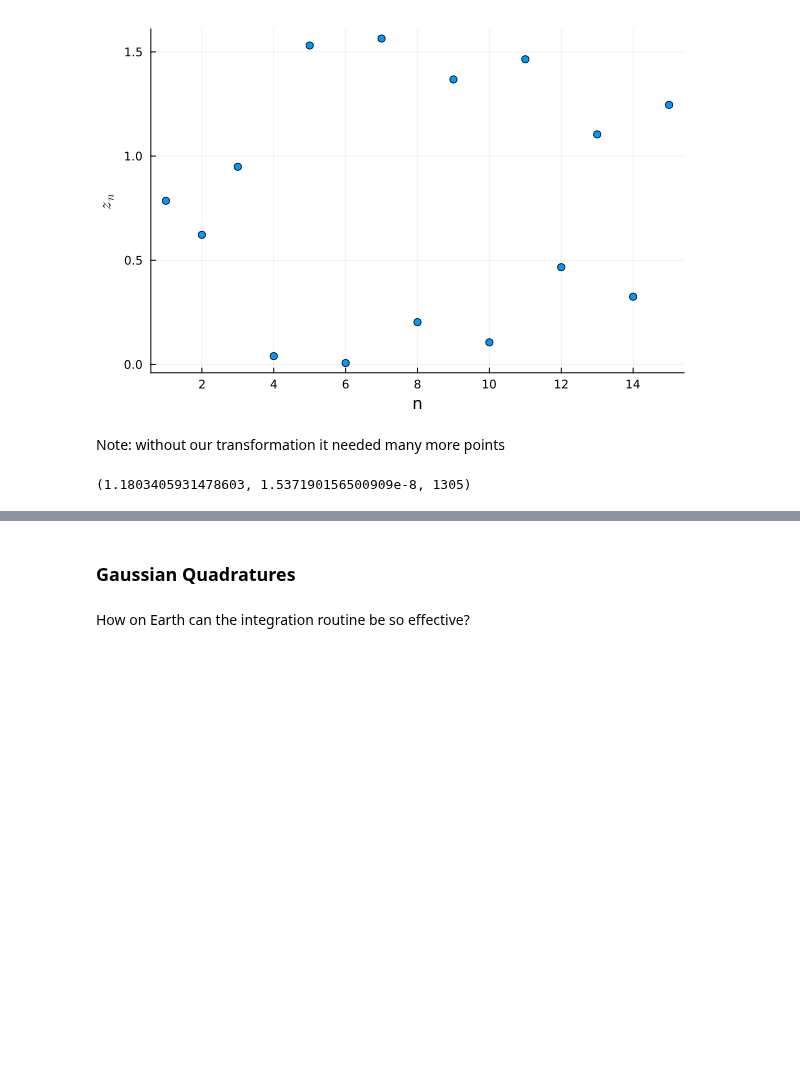
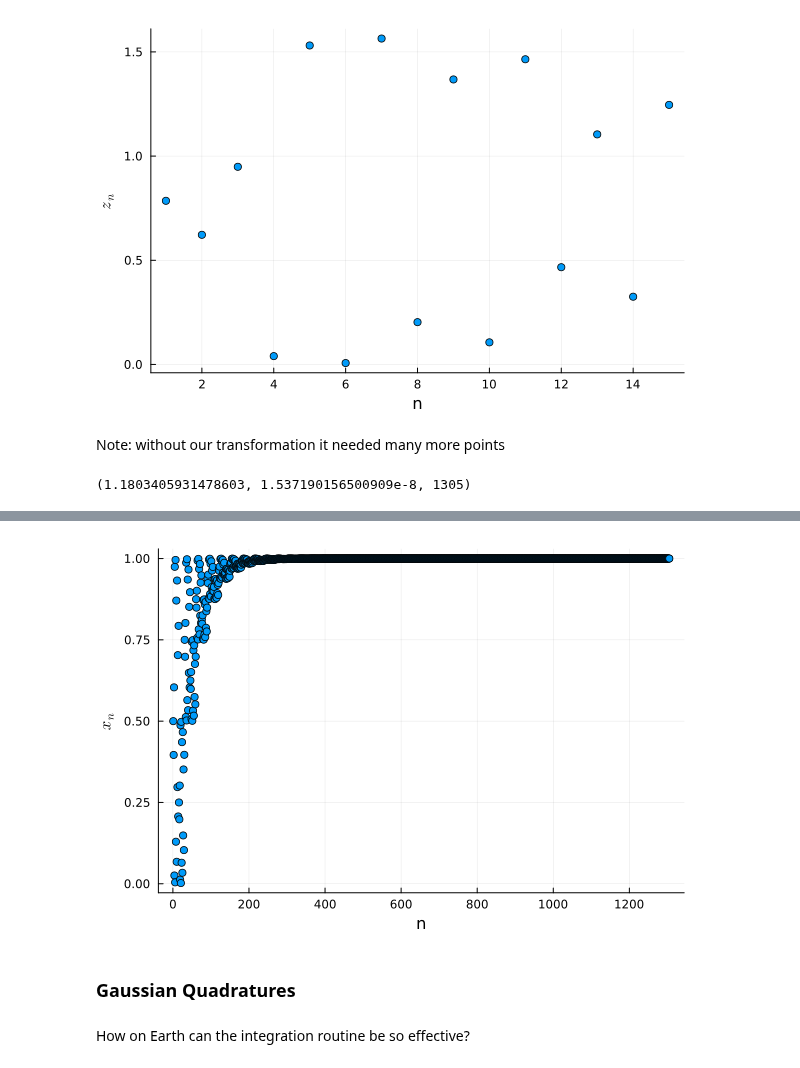
Before and after one commit to em256/phys4480, a Jupyter notebook: Integration Followup.ipynb, the cells around one changed output, grey strips where cells are left out. Saved outputs shown, nothing was run; the diff lists cells and outputs as text; code cells hidden in the pictures; blank space fills up the shorter version.

```diff
--- a/Integration Followup.ipynb
+++ b/Integration Followup.ipynb
@@ -87,3 +120,7 @@ quadgk_count(x->PeriodIntegrand(x,pi/2),0,1)
+# %%
+scatter([x for (x,f) in evaluations],xlabel="n",ylabel=L"x_n",label="")
+# %% [output]
+[figure, added]
 # %% [markdown]
 ### Gaussian Quadratures
 # %% [markdown]
```
Also changed, not shown: parts of 12 cells of this notebook, 15 other files.
